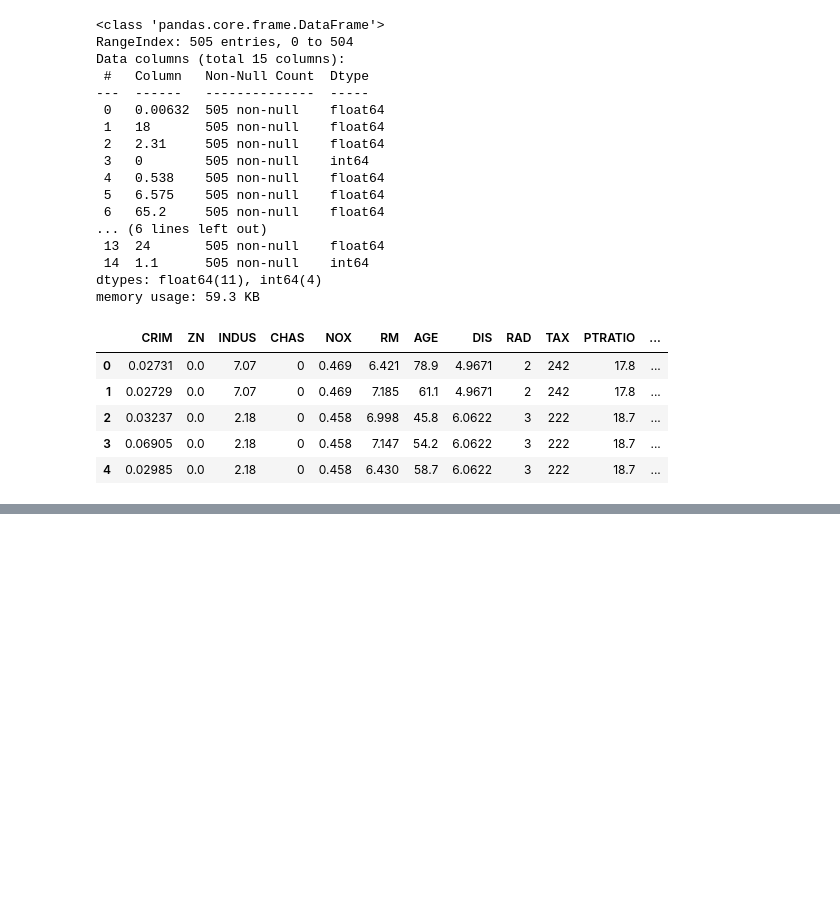
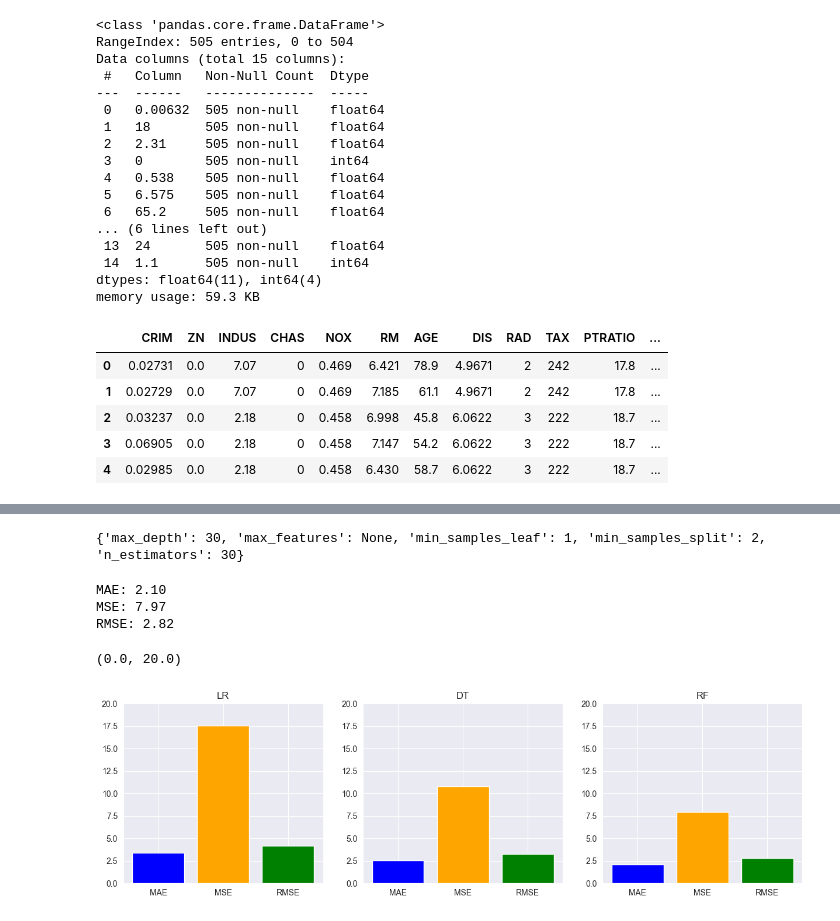
Before and after one commit to Aliakbar-omidi/UCI, a Jupyter notebook: main.ipynb, the cells around one changed output, grey strips where cells are left out. Drawn from its saved outputs; the diff is of its cells as text; code cells hidden in the pictures; blank space fills up the shorter version.

```diff
--- a/main.ipynb
+++ b/main.ipynb
@@ -80,0 +135,2 @@ dtype: int64
+# %%
+x_train, x_test, y_train, y_test = train_test_split(x, y, test_size=0.2, random_state=0)
@@ -80,0 +191,64 @@ dtype: int64
+# %%
+param_grid_rf = {
+    'n_estimators': [10, 20, 30],
+    'max_depth': [10, 20, 30, None],
+    'min_samples_split': [2, 5, 10],
+    'min_samples_leaf': [1, 2, 4],
+    'max_features': ['sqrt', 'log2', None],
+}
+
+grid_rf = GridSearchCV(RandomForestRegressor(),
+                       param_grid=param_grid_rf,
+                       scoring='neg_mean_absolute_error',
+                       cv=5,
+                       n_jobs=-1)
+grid_rf.fit(x_train, y_train)
+
+best_param_rf = grid_rf.best_params_
+print(best_param_rf)
+# %% [output]
+{'max_depth': 30, 'max_features': None, 'min_samples_leaf': 1, 'min_samples_split': 2, 'n_estimators': 30}
+# %%
+best_rf_reg = RandomForestRegressor(**best_param_rf)
+
+best_rf_reg.fit(x_train, y_train)
+y_pred = best_rf_reg.predict(x_test)
+
+rf_mae = mean_absolute_error(y_test, y_pred)
+rf_mse = mean_squared_error(y_test, y_pred)
+rf_rmse = rf_mse ** 0.5
+
+print(f"MAE: {rf_mae:.2f}")
+print(f"MSE: {rf_mse:.2f}")
+print(f"RMSE: {rf_rmse:.2f}")
+# %% [output]
+MAE: 2.10
+MSE: 7.97
+RMSE: 2.82
+# %%
+metrics = ['MAE', 'MSE', 'RMSE']
+values_lr = [lr_mae, lr_mse, lr_rmse]
+values_dt = [dt_mae, dt_mse, dt_rmse]
+values_rf = [rf_mae, rf_mse, rf_rmse]
+
+colors = ['blue', 'orange', 'green']
+
+plt.figure(figsize=(15, 4))
+
+plt.subplot(1, 3, 1)
+plt.bar(metrics, values_lr, color=colors)
+plt.title('LR')
+plt.ylim(0, 20)
+
+plt.subplot(1, 3, 2)
+plt.bar(metrics, values_dt, color=colors)
+plt.title('DT')
+plt.ylim(0, 20)
+
+plt.subplot(1, 3, 3)
+plt.bar(metrics, values_rf, color=colors)
+plt.title('RF')
+plt.ylim(0, 20)
+# %% [output]
+(0.0, 20.0)
+[figure, added]
```
Also changed, not shown: parts of 10 cells of this notebook.
